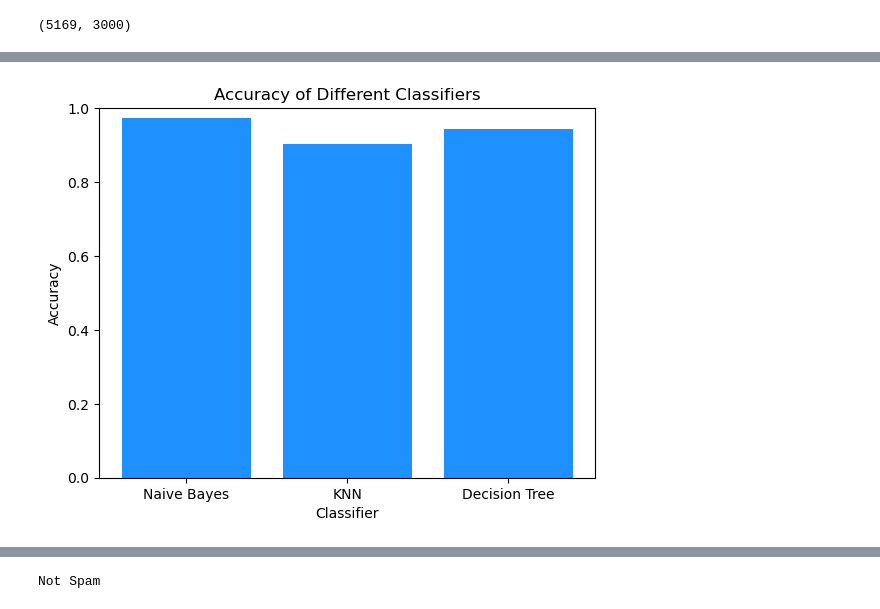
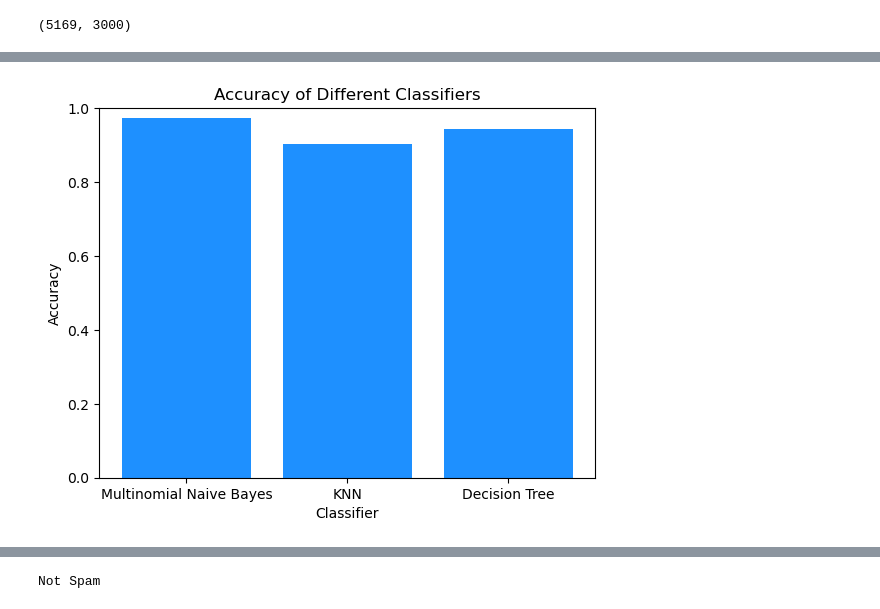
Before and after one commit to rahulkumarjena/Spam_Detection_Model, a Jupyter notebook: sms -spam detection.ipynb, the cells around one changed output, grey strips where cells are left out. Cells and saved outputs as stored; diff of their text form; code cells hidden in the pictures.

```diff
--- a/sms -spam detection.ipynb
+++ b/sms -spam detection.ipynb
@@ -482,27 +458,27 @@ Recall for Spam SMS classification: 0.7931034482758621
 # %%
 classifiers = {
-    'Naive Bayes':MultinomialNB(),
+    'Multinomial Naive Bayes':MultinomialNB(),
     'KNN': KNeighborsClassifier(n_neighbors=5),
     'Decision Tree': DecisionTreeClassifier()
 }
 
 # Dictionary to store accuracies
 accuracies = {}
 
 # Loop through each classifier
 for name, clf in classifiers.items():
     clf.fit(X_train, y_train)
     y_pred = clf.predict(X_test)
     accuracies[name] = accuracy_score(y_test, y_pred)
 
 # Plot histogram
 plt.bar(accuracies.keys(), accuracies.values(), color=[ '#1E90FF'])
 plt.xlabel('Classifier')
 plt.ylabel('Accuracy')
 plt.title('Accuracy of Different Classifiers')
 plt.ylim(0, 1)
 plt.show()
 # %% [output]
-[figure, old version]
+[figure, new version]
 # %%
 classifiers = {
```
Also changed, not shown: parts of 12 cells of this notebook.
